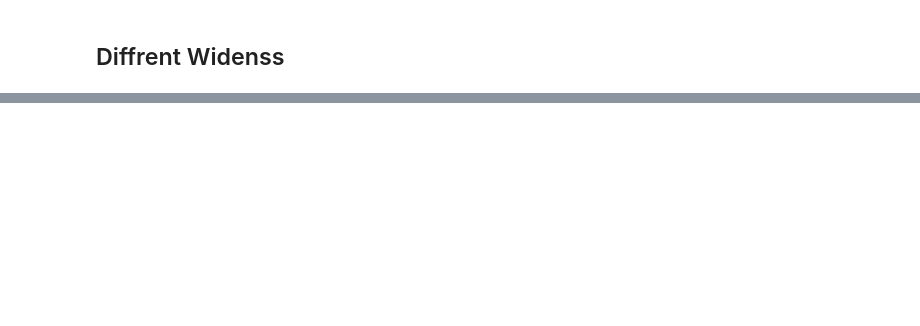
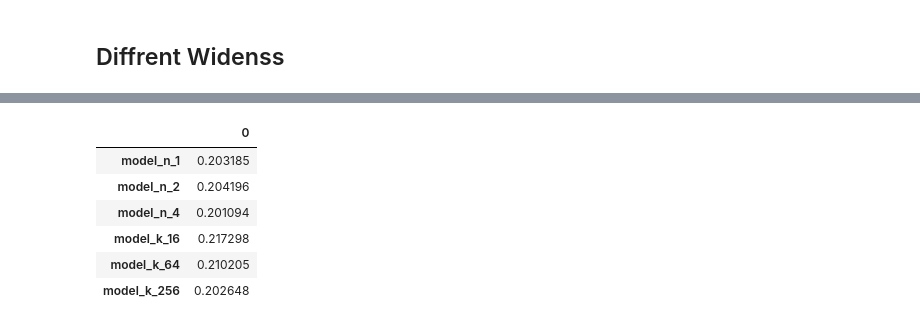
Before and after one commit to xXKeNdAmAmAsTeRXx/Deep_Learning_Labs, a Jupyter notebook: Lab4/Regression-part1.ipynb, the cells around one changed output, grey strips where cells are left out. Saved outputs shown, nothing was run; the diff lists cells and outputs as text; code cells hidden in the pictures; blank space fills up the shorter version.

Commit message:
fix X_test nan issue, model testing

```diff
--- a/Lab4/Regression-part1.ipynb
+++ b/Lab4/Regression-part1.ipynb
@@ -61,9 +59,14 @@ X_train = scaler_X.fit_transform(X_train)
 X_val   = scaler_X.transform(X_val)
 X_test  = scaler_X.transform(X_test)
 
-y_train = scaler_y.fit_transform(y_train.reshape(-1, 1)).ravel()
-y_val   = scaler_y.transform(y_val.reshape(-1, 1)).ravel()
-y_test  = scaler_y.transform(y_test.reshape(-1, 1)).ravel()
+y_train = scaler_y.fit_transform(y_train.reshape(-1, 1))
+y_val   = scaler_y.transform(y_val.reshape(-1, 1))
+y_test  = scaler_y.transform(y_test.reshape(-1, 1))
+
+#NaN problem
+mask = ~np.isnan(X_test).any(axis=1)
+X_test = X_test[mask]
+y_test = y_test[mask] # Keep y in sync!
 
 print(f"Train: {X_train.shape}, Val: {X_val.shape}, Test: {X_test.shape}")
 print(f"Input_size: {X_train.shape[1]}")
@@ -235,2 +242,8 @@ Now Training model_n_1...
 # %% [markdown]
 ## Diffrent Widenss
+# %%
+wide_models = {}
+for k in [16,64,256]:
+    wide_models[f"model_k_{k}"] = MLPRegressor(input_size=X_train.shape[1], output_size=1, n_hidden=2, hidden_size=k)
+
+results = trainer.train_networks(wide_models)
@@ -236,0 +259,63 @@ Now Training model_n_1...
+# %%
+import torch
+from torch import nn
+from torch.utils.data import TensorDataset, DataLoader
+import pandas as pd
+
+
+
+models = {}
+
+for n in [1,2,4]:
+    models[f'model_n_{n}'] = MLPRegressor(input_size=X_train.shape[1], output_size=1, n_hidden=n, hidden_size=64)
+
+for k in [16,64,256]:
+    models[f"model_k_{k}"] = MLPRegressor(input_size=X_train.shape[1], output_size=1, n_hidden=2, hidden_size=k)
+
+
+
+for name in os.listdir("Models"):
+    checkpoint = torch.load(os.path.join("Models", name))
+    models[name.strip('.pth')].load_state_dict(checkpoint['model_state'])
+
+def test_model(model):
+    global X_test, y_test
+    DEVICE = torch.device("cuda" if torch.cuda.is_available() else "cpu")
+
+    x_tensor = torch.from_numpy(X_test).float().to(DEVICE)
+    y_tensor = torch.from_numpy(y_test).float().to(DEVICE)
+
+    data = TensorDataset(x_tensor, y_tensor)
+    loader = DataLoader(data, batch_size=32, shuffle=False)
+    criterion = nn.MSELoss()
+
+    running_loss = 0.0
+    model.to(DEVICE)
+    model.eval()
+    for X, y in loader:
+        output = model(X)
+        loss = criterion(output, y)
+        running_loss += loss.item()
+
+    avg_loss = running_loss / len(loader)
+
+    return avg_loss
+
+
+losses = {}
+
+for name, model in models.items():
+    avg_loss = test_model(model)
+    losses[name] = avg_loss
+
+loss_df = pd.DataFrame.from_dict(losses, orient='index')
+
+loss_df
+# %% [output]
+|  | 0 |
+| model_n_1 | 0.203185 |
+| model_n_2 | 0.204196 |
+| model_n_4 | 0.201094 |
+| model_k_16 | 0.217298 |
+| model_k_64 | 0.210205 |
+| model_k_256 | 0.202648 |
```
Also changed, not shown: parts of 6 cells of this notebook.
